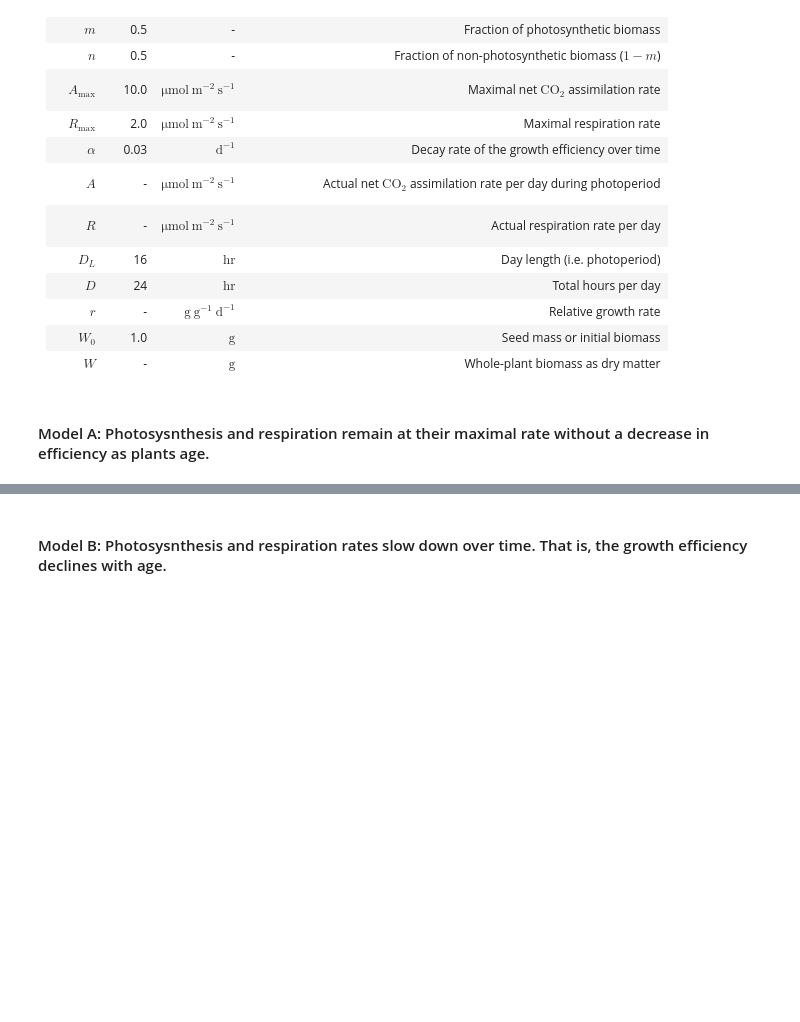
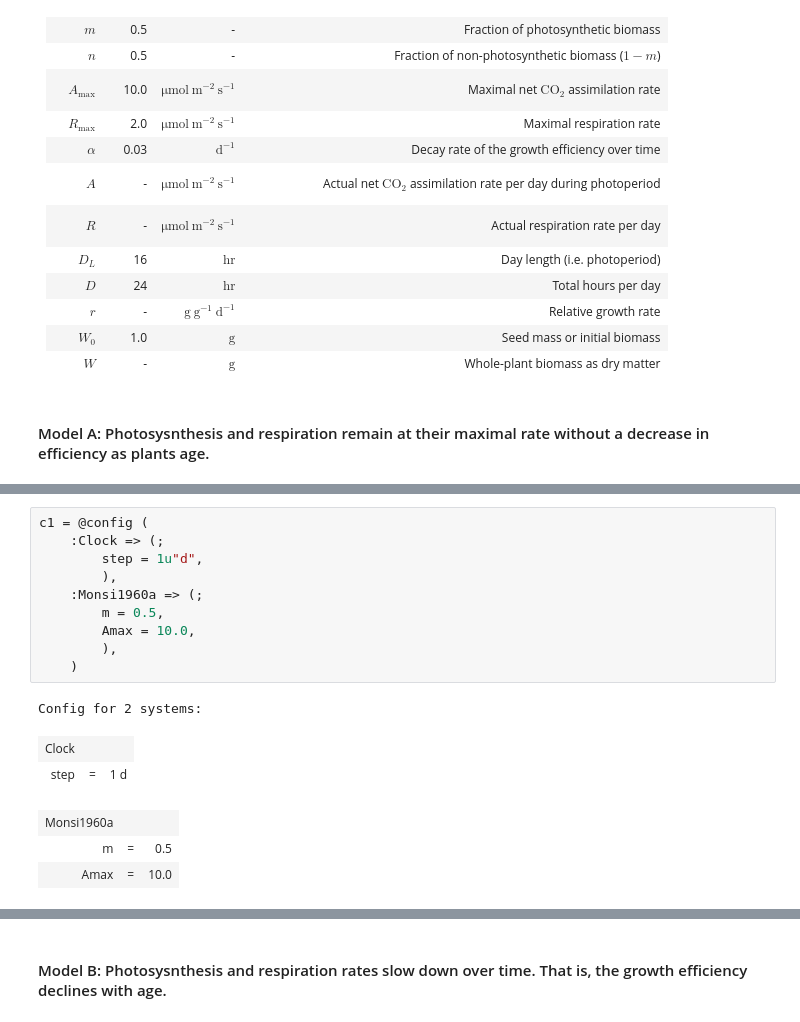
Before and after one commit to uwkimlab/plant_ecophys, a Jupyter notebook: models/03-allocation.ipynb, the cells around one changed output, grey strips where cells are left out. Drawn from its saved outputs; the diff is of its cells as text; blank space fills up the shorter version.

```diff
--- a/models/03-allocation.ipynb
+++ b/models/03-allocation.ipynb
@@ -65,3 +72,20 @@ This model is simple but elegant and is robustly grounded in the physiology to p
 end
 # %% [output]
 Monsi1960a
+# %%
+c1 = @config (
+    :Clock => (;
+        step = 1u"d",
+        ),
+    :Monsi1960a => (;
+        m = 0.5,
+        Amax = 10.0,
+        ),
+    )
+# %% [output]
+Config for 2 systems:
+| Clock |  |  |
+| step | = | 1 d |
+| Monsi1960a |  |  |
+| m | = | 0.5 |
+| Amax | = | 10.0 |
```
Also changed, not shown: parts of 11 cells of this notebook, 3 other files.
